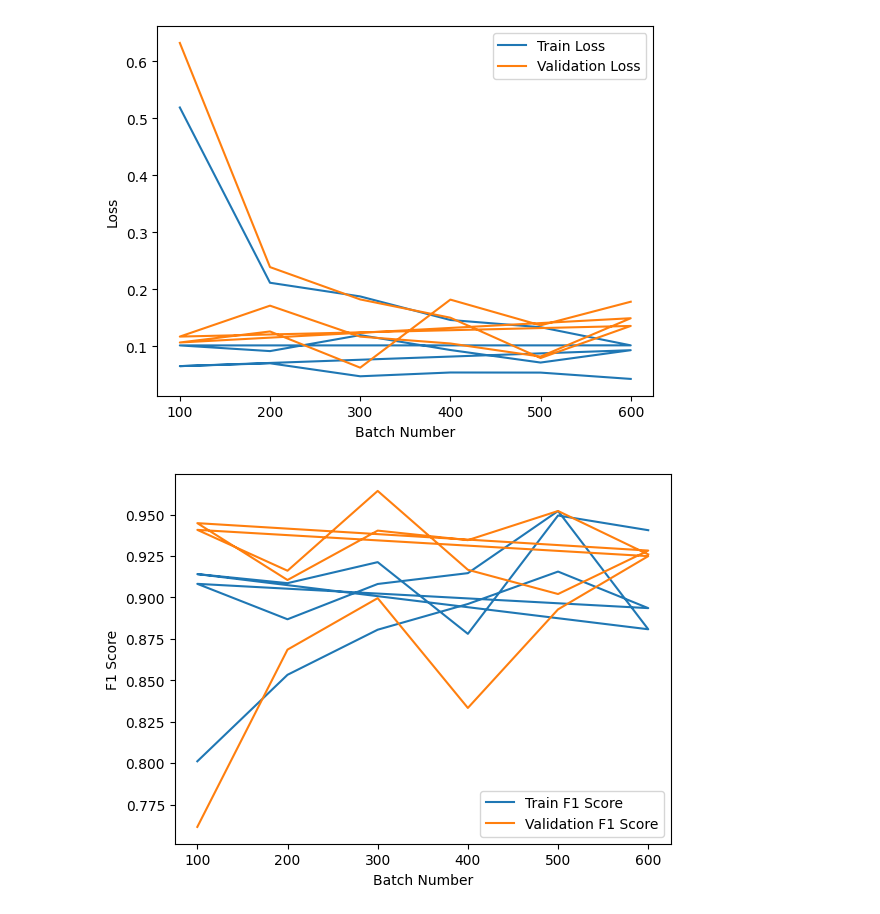
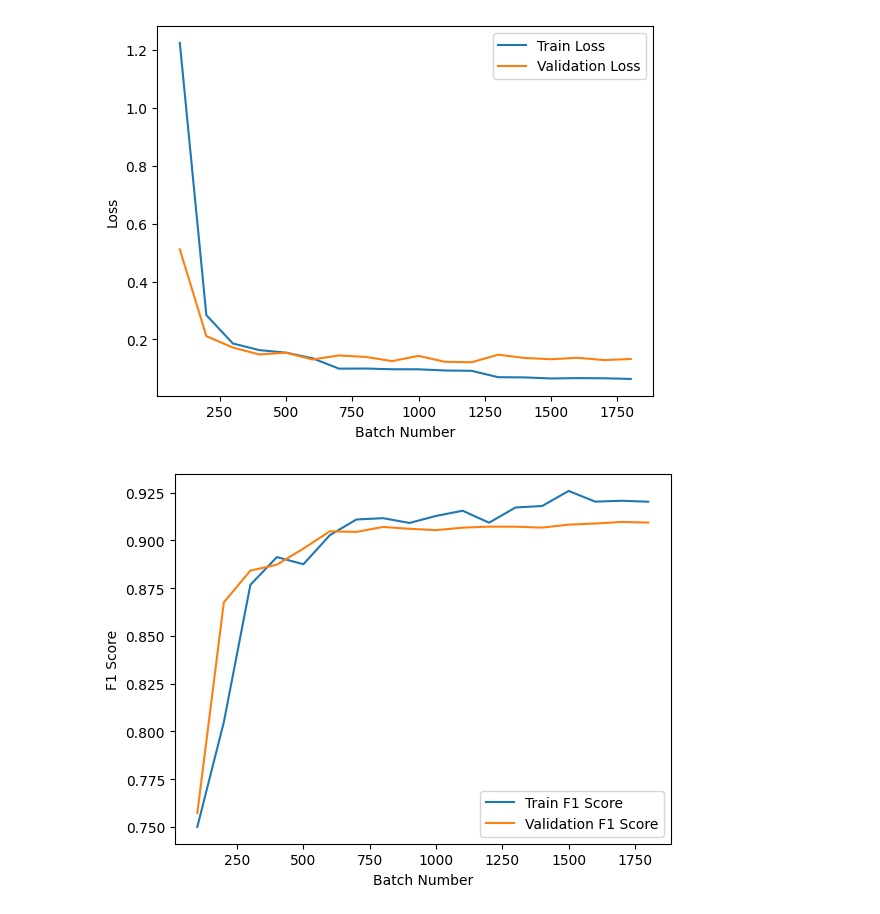
Before and after one commit to bloodpool7/RandomTransformer, a Jupyter notebook: Transformer/model_testing.ipynb, the cells around one changed output. Saved outputs shown, nothing was run; the diff lists cells and outputs as text; code cells hidden in the pictures.

```diff
--- a/Transformer/model_testing.ipynb
+++ b/Transformer/model_testing.ipynb
@@ -27,7 +28,7 @@ ntokens = 65536  # size of vocabulary
 emsize = 240  # embedding dimension
 d_hid = 240  # dimension of the feedforward network model in ``nn.TransformerEncoder``
 nlayers = 3  # number of ``nn.TransformerEncoderLayer`` in ``nn.TransformerEncoder``
-nhead = 4  # number of heads in ``nn.MultiheadAttention``
+nhead = 8  # number of heads in ``nn.MultiheadAttention``
 dropout = 0.2  # dropout probability
 
 #define the model
@@ -44,6 +45,12 @@ val_f1 = []
 batch_num = []
 for epoch in range(3):
     transformer.train()
+
+    train_losses_per_100 = []
+    train_f1_per_100 = []
+    val_losses_per_100 = []
+    val_f1_per_100 = []
+
     for i, data in enumerate(train_loader):
         #get the data
         queues, labels = data
@@ -61,11 +68,18 @@ for epoch in range(3):
 
         #metrics
         f_score = F_score(output, labels)
+
+        train_losses_per_100.append(loss.item())
+        train_f1_per_100.append(f_score)
         if (i+1) % 100 == 0:
             print('epoch: {}, batch: {}, loss: {} f1 score:{}'.format(epoch + 1, i + 1, loss.item(), f_score))
-            train_losses.append(loss.item())
-            train_f1.append(f_score)
-            batch_num.append((i + 1) + (epoch - 1) * (600))
+
+            train_losses.append(np.array(train_losses_per_100).mean())
+            train_f1.append(np.array(train_f1_per_100).mean())
+            train_losses_per_100 = []
+            train_f1_per_100 = []
+
+            batch_num.append((i + 1) + (epoch) * (600))
 
             #validate the model
             transformer.eval()
@@ -81,8 +95,14 @@ for epoch in range(3):
                 #metrics
                 f_score = F_score(output, labels)
 
-            val_losses.append(loss.item())
-            val_f1.append(f_score)
+                val_losses_per_100.append(loss.item())
+                val_f1_per_100.append(f_score)
+
+
+            val_losses.append(np.array(val_losses_per_100).mean())
+            val_f1.append(np.array(val_f1_per_100).mean())
+            val_losses_per_100 = []
+            val_f1_per_100 = []
 
             print('epoch: {}, validation loss: {} validation f1 score:{}'.format(epoch + 1, loss.item(), f_score))
             transformer.train()
@@ -92,25 +127,27 @@ epoch: 1, validation loss: 0.32254499197006226 validation f1 score:0.82861125469
 # %%
 #plot the validation and training loss as well as f1 score
 import matplotlib.pyplot as plt
 
 f = plt.figure(1)
 plt.plot(batch_num, train_losses, label = "Train Loss")
 plt.plot(batch_num, val_losses, label = "Validation Loss")
 plt.xlabel("Batch Number")
 plt.ylabel("Loss")
 plt.legend()
+plt.savefig("240embeddings-3encoder-8heads-64tokensize-loss.png")
 f.show()
 
 g = plt.figure(2)
 plt.plot(batch_num, train_f1, label = "Train F1 Score")
 plt.plot(batch_num, val_f1, label = "Validation F1 Score")
 plt.xlabel("Batch Number")
 plt.ylabel("F1 Score")
 plt.legend()
+plt.savefig("240embeddings-3encoder-8heads-64tokensize-f1.png")
 g.show()
 
 #save the model
-torch.save(transformer.state_dict(), "transformer.pth")
+torch.save(transformer.state_dict(), "240embeddings-3encoder-8heads-64tokensize.pth")
 # %% [output]
-[figure, old version]
+[figure, new version]
-[figure, old version]
+[figure, new version]
```
Also changed, not shown: parts of 3 cells of this notebook, 46 other files.
